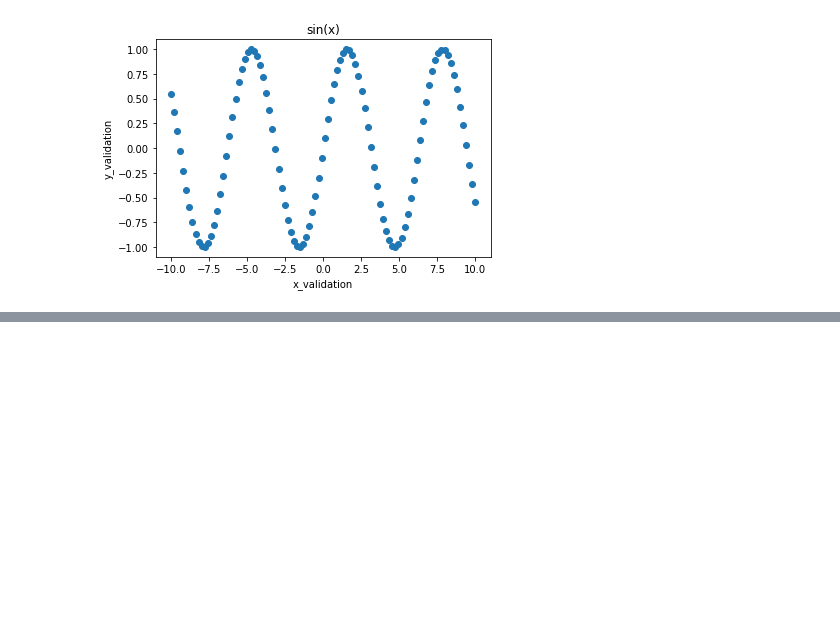
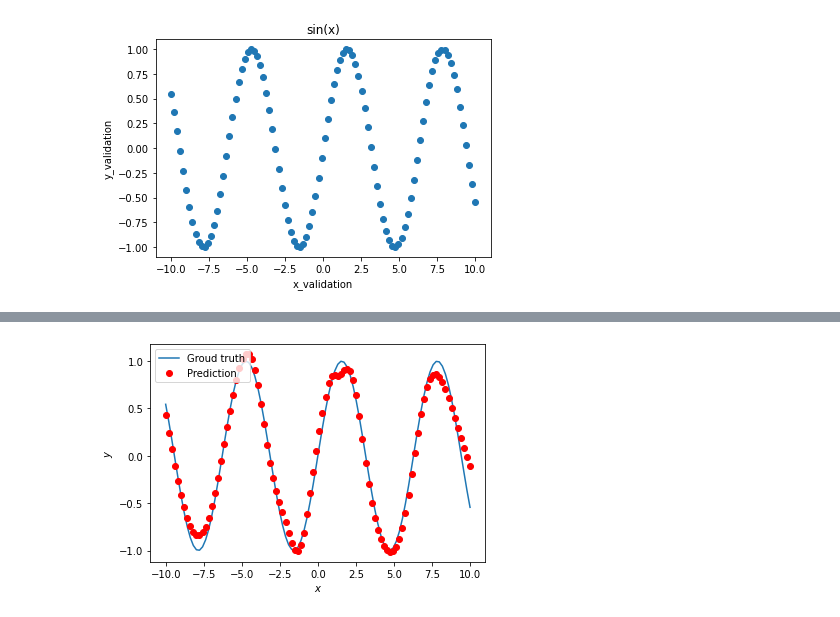
Before and after one commit to drkwdck/resarch_python, a Jupyter notebook: sin.ipynb, the cells around one changed output, grey strips where cells are left out. Saved outputs shown, nothing was run; the diff lists cells and outputs as text; code cells hidden in the pictures; blank space fills up the shorter version.

```diff
--- a/sin.ipynb
+++ b/sin.ipynb
@@ -61,0 +84,14 @@ sin_net = SinNet(50)
+# %%
+for epoch_index in range(5000):
+  optimizer.zero_grad()
+
+  y_pred = sin_net.forward(x_train)
+  loss_val = loss(y_pred, y_train)
+
+  loss_val.backward()
+
+  optimizer.step()
+
+predict(sin_net, x_validation, y_validation)
+# %% [output]
+[figure, added]
```
Also changed, not shown: parts of 7 cells of this notebook.
